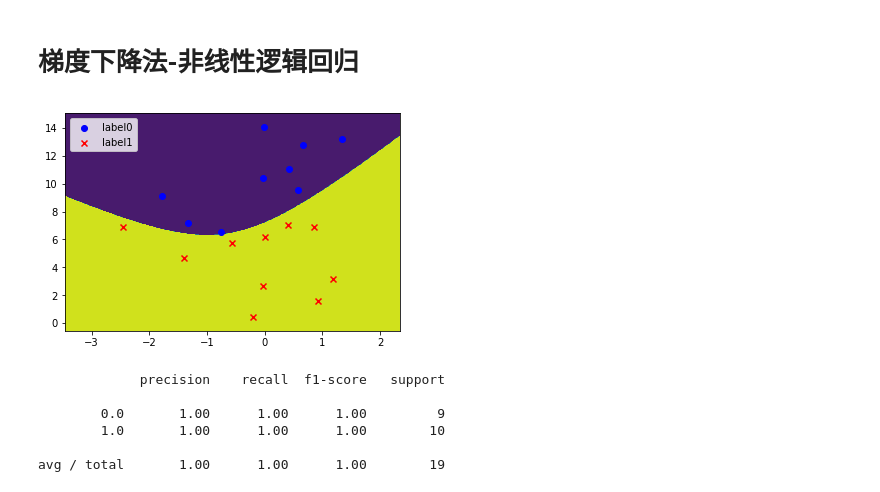
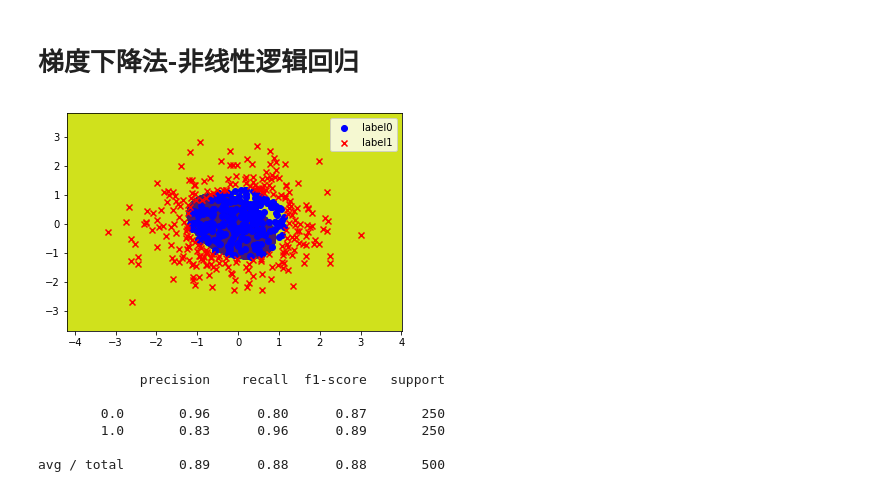
Before and after one commit to shivay-cheung/machine-learning, a Jupyter notebook: 8. 逻辑回归/逻辑回归.ipynb, the cells around one changed output. Saved outputs shown, nothing was run; the diff lists cells and outputs as text; code cells hidden in the pictures.

```diff
--- a/8. 逻辑回归/逻辑回归.ipynb
+++ b/8. 逻辑回归/逻辑回归.ipynb
@@ -200,7 +200,7 @@ from sklearn.preprocessing import PolynomialFeatures
 import matplotlib.pyplot as plt
 
 #载入数据
-data = np.genfromtxt("逻辑回归.csv",delimiter=',')
+data = np.genfromtxt("new.csv",delimiter=',')
 x_data = data[:,:-1]
 y_data = data[:,-1,np.newaxis]
 
@@ -277,37 +277,37 @@ x_poly = poly_reg.fit_transform(x_data)
 #训练模型，得到权值和cost值的变化
 ws,cost_list = gradAscent(x_poly,y_data)
 
 #获取数据值所在的范围
 x_min,x_max = x_data[:,0].min()-1,x_data[:,0].max()+1
 y_min,y_max = x_data[:,1].min()-1,x_data[:,1].max()+1
 
 #生成网格矩阵
 xx,yy = np.meshgrid(np.arange(x_min,x_max,0.02),
                    np.arange(y_min,y_max,0.02))
 #ravel 与 flatten 类似，多维数据转一维 flatten 不会改变原始数据
 z = sigmoid(poly_reg.fit_transform(np.c_[xx.ravel(),yy.ravel()]).dot(np.array(ws)))#得到预测值
 
 for i in range(len(z)):
     if z[i] > 0.5:
         z[i]=1
     else:
         z[i]=0
 
 z=z.reshape(xx.shape)
 
 #画等高线图
 cs = plt.contourf(xx,yy,z)
 plot() #画数据点
 
 plt.show()
 
 predictions = predict(x_poly,ws)
 print(classification_report(y_data,predictions))#对比 y_date 和 预测值
 # %% [output]
-[figure, old version]
+[figure, new version]
              precision    recall  f1-score   support
 
-        0.0       1.00      1.00      1.00         9
-        1.0       1.00      1.00      1.00        10
+        0.0       0.96      0.80      0.87       250
+        1.0       0.83      0.96      0.89       250
 
-avg / total       1.00      1.00      1.00        19
+avg / total       0.89      0.88      0.88       500
```
Also changed, not shown: parts of 2 cells of this notebook, 1 other file.
